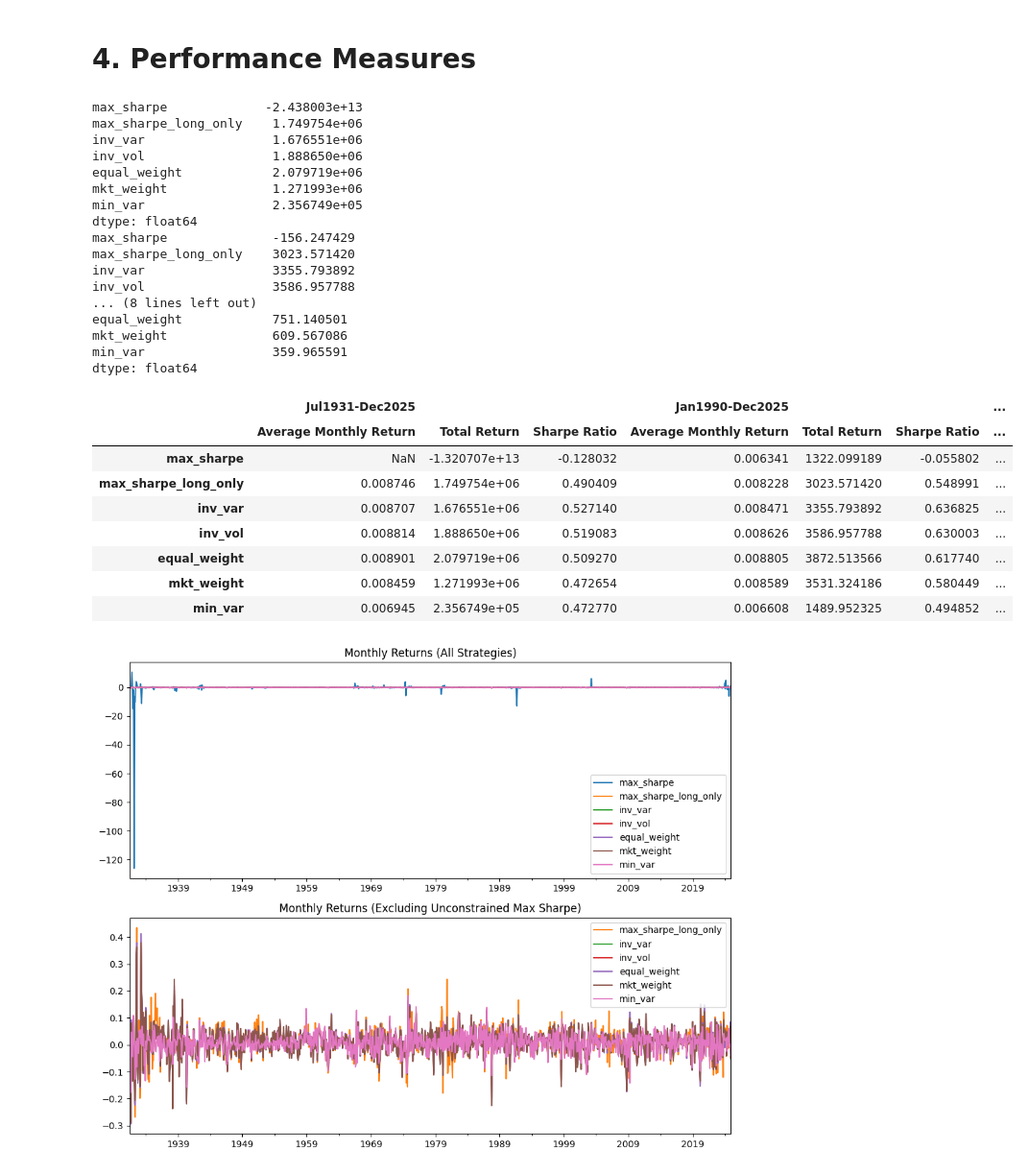
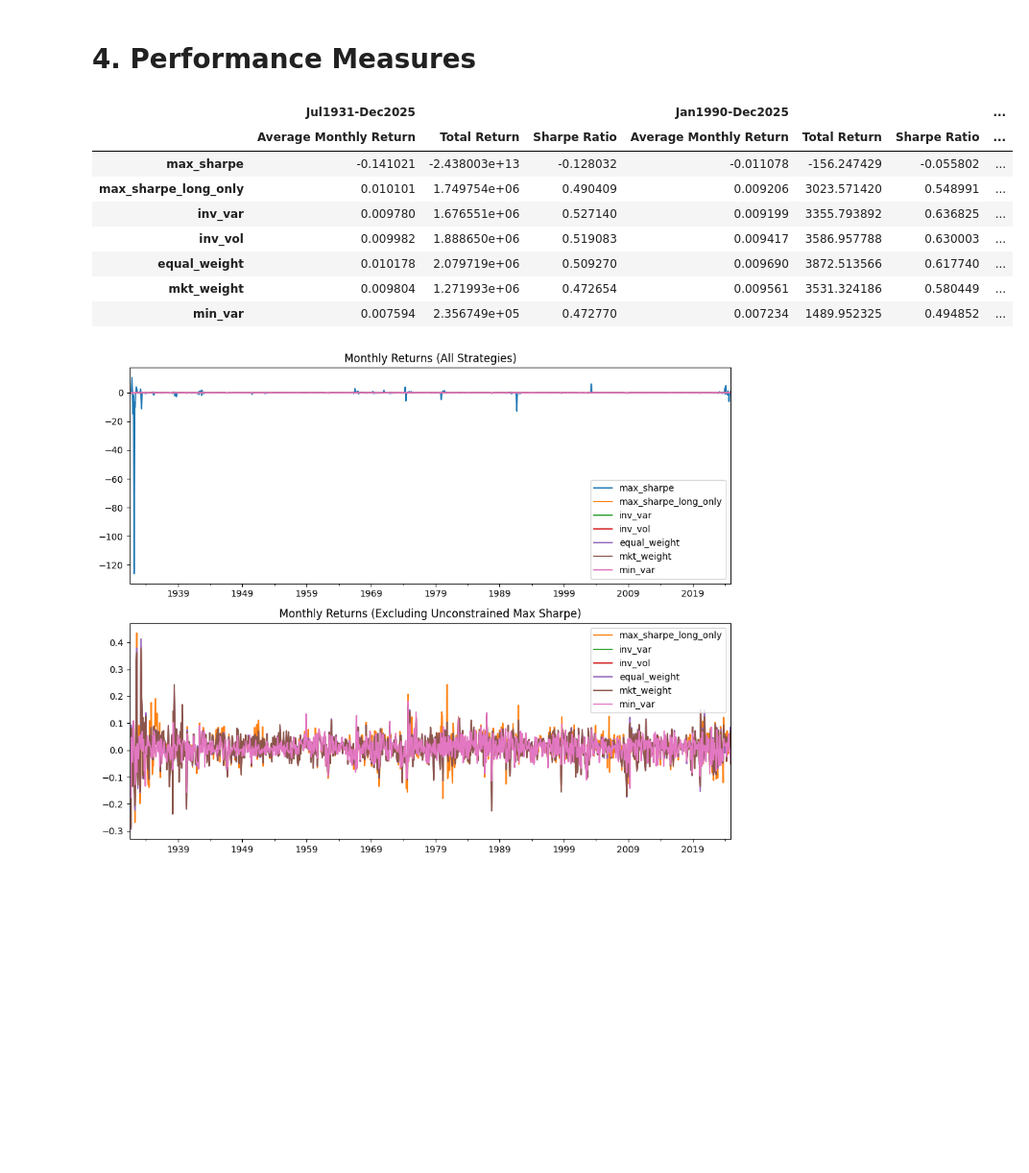
Before and after one commit to alessbressan/FINA60602A, a Jupyter notebook: project_2/Part_A.ipynb, the cells around one changed output. Shown: that part at 96% size. Saved outputs shown, nothing was run; the diff lists cells and outputs as text; code cells hidden in the pictures; blank space fills up the shorter version.

```diff
--- a/project_2/Part_A.ipynb
+++ b/project_2/Part_A.ipynb
@@ -221,62 +221,46 @@ periods = {
     'Jan2000-Dec2025': ('2000-01-01', '2025-12-31')
 }
 
 performance_results = {}
 
 
 for period_label, (start_date, end_date) in periods.items():
 
     period_returns = backtest.loc[start_date:end_date]
-    total_return = ((1 + period_returns).prod() - 1) * 100
-    # print(period_returns)
+
+    # For the Max Sharpe portfolio, we have negative net worths and must account for this
+    # hence we directly model the evolution of an account to calculate the cumulative return
+    # with negative net worths, negative returns lead to positive gains which does not hold for our case
+    # hence we need to take the absolute value of our net worth
     net_worth = np.full(len(period_returns.columns), fill_value = 1, dtype="float")
     for idx, rets in period_returns.iterrows():
         net_worth = net_worth + abs(net_worth) * rets
-        # print(net_worth)
 
-    print((net_worth  - 1) * 100)
+    total_return = (net_worth  - 1) * 100
 
     avg_monthly = period_returns.mean()
-    avg_monthly = (1 + period_returns).prod()**(1.0/len(period_returns)) -1
     excess_returns = period_returns.subtract(rf.loc[start_date:end_date], axis=0)
     sharpe_ratio = (excess_returns.mean() / excess_returns.std()) * np.sqrt(12)
 
     performance_results[period_label] = pd.DataFrame({
         'Average Monthly Return': avg_monthly,
         'Total Return': total_return,
         'Sharpe Ratio': sharpe_ratio
     })
 
 combined_performance = pd.concat(performance_results, axis=1)
 
 combined_performance
 # %% [output]
-max_sharpe             -2.438003e+13
-max_sharpe_long_only    1.749754e+06
-inv_var                 1.676551e+06
-inv_vol                 1.888650e+06
-equal_weight            2.079719e+06
-mkt_weight              1.271993e+06
-min_var                 2.356749e+05
-dtype: float64
-max_sharpe              -156.247429
-max_sharpe_long_only    3023.571420
-inv_var                 3355.793892
-inv_vol                 3586.957788
-... (8 lines left out)
-equal_weight            751.140501
-mkt_weight              609.567086
-min_var                 359.965591
-dtype: float64
 |  | Jul1931-Dec2025 |  |  | Jan1990-Dec2025 |  |  | ... |
 |  | Average Monthly Return | Total Return | Sharpe Ratio | Average Monthly Return | Total Return | Sharpe Ratio | ... |
-| max_sharpe | NaN | -1.320707e+13 | -0.128032 | 0.006341 | 1322.099189 | -0.055802 | ... |
-| max_sharpe_long_only | 0.008746 | 1.749754e+06 | 0.490409 | 0.008228 | 3023.571420 | 0.548991 | ... |
-| inv_var | 0.008707 | 1.676551e+06 | 0.527140 | 0.008471 | 3355.793892 | 0.636825 | ... |
-| inv_vol | 0.008814 | 1.888650e+06 | 0.519083 | 0.008626 | 3586.957788 | 0.630003 | ... |
-| equal_weight | 0.008901 | 2.079719e+06 | 0.509270 | 0.008805 | 3872.513566 | 0.617740 | ... |
-| mkt_weight | 0.008459 | 1.271993e+06 | 0.472654 | 0.008589 | 3531.324186 | 0.580449 | ... |
-| min_var | 0.006945 | 2.356749e+05 | 0.472770 | 0.006608 | 1489.952325 | 0.494852 | ... |
+| max_sharpe | -0.141021 | -2.438003e+13 | -0.128032 | -0.011078 | -156.247429 | -0.055802 | ... |
+| max_sharpe_long_only | 0.010101 | 1.749754e+06 | 0.490409 | 0.009206 | 3023.571420 | 0.548991 | ... |
+| inv_var | 0.009780 | 1.676551e+06 | 0.527140 | 0.009199 | 3355.793892 | 0.636825 | ... |
+| inv_vol | 0.009982 | 1.888650e+06 | 0.519083 | 0.009417 | 3586.957788 | 0.630003 | ... |
+| equal_weight | 0.010178 | 2.079719e+06 | 0.509270 | 0.009690 | 3872.513566 | 0.617740 | ... |
+| mkt_weight | 0.009804 | 1.271993e+06 | 0.472654 | 0.009561 | 3531.324186 | 0.580449 | ... |
+| min_var | 0.007594 | 2.356749e+05 | 0.472770 | 0.007234 | 1489.952325 | 0.494852 | ... |
 # %%
 # plot monthly returns series
 fig, axes = plt.subplots(nrows=2, ncols=1, figsize=(10, 8))
```
